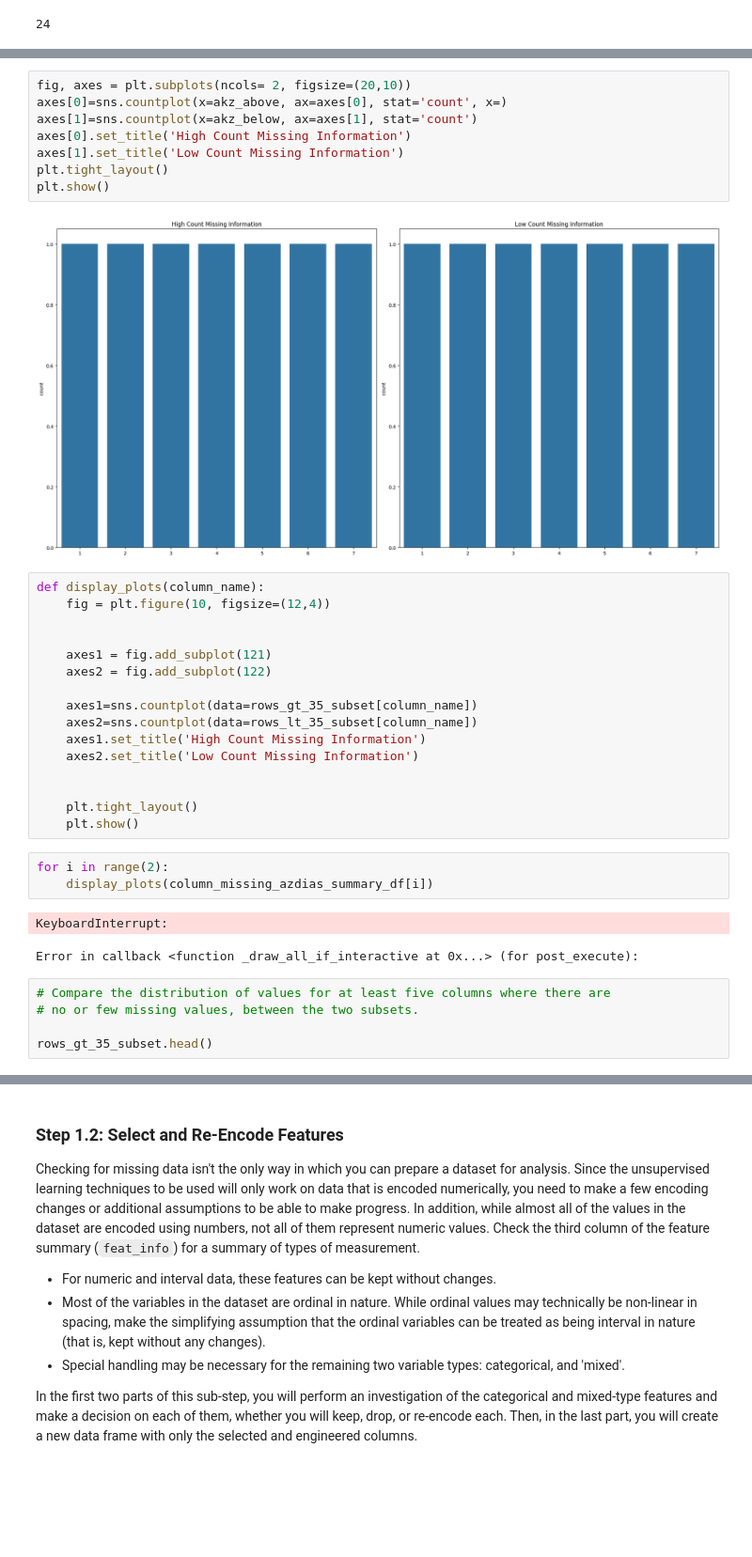
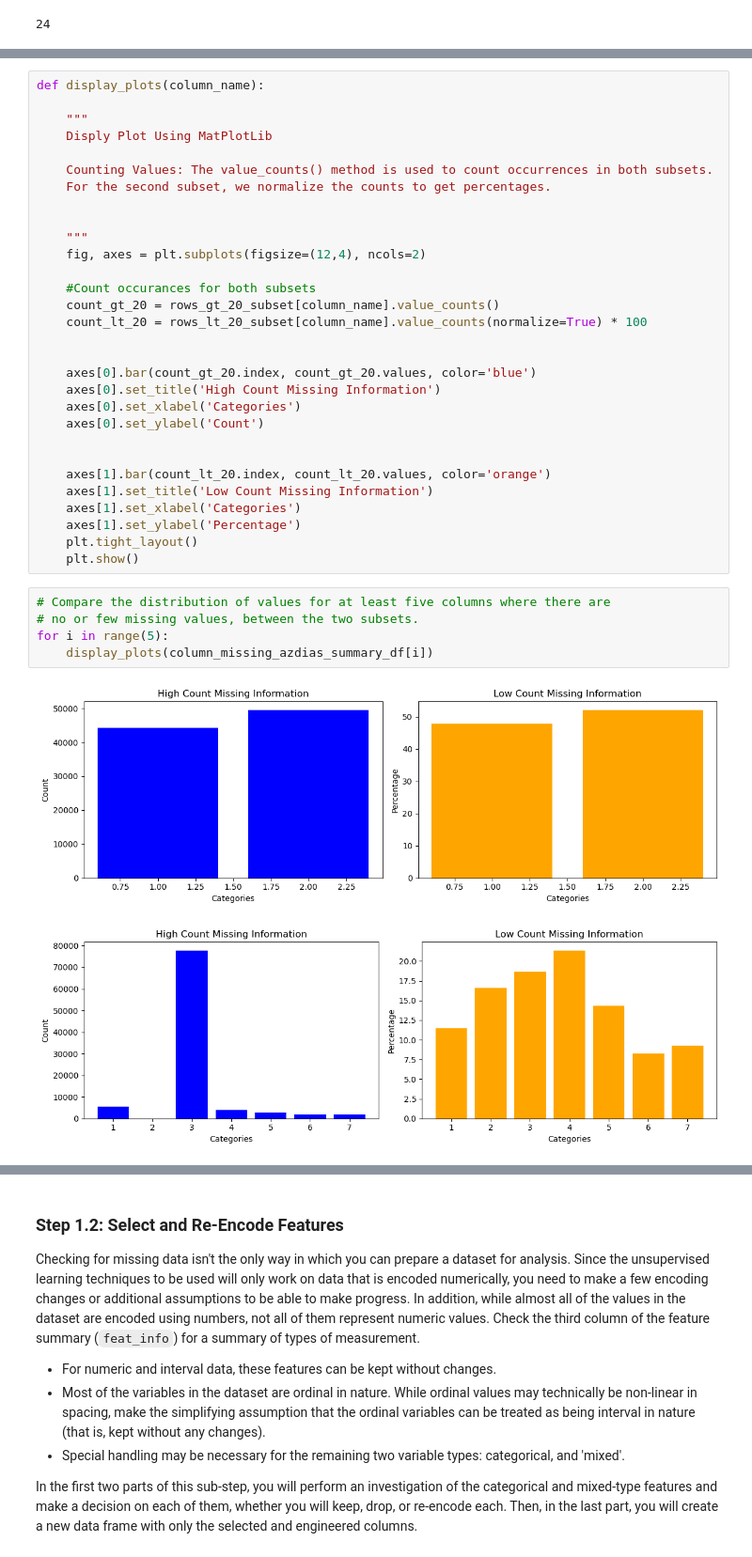
Before and after one commit to darinjswilliams/CustomerSegmentsArvato, a Jupyter notebook: Identify_Customer_Segments.ipynb, the cells around one changed output, grey strips where cells are left out. Shown at 94% size. Drawn from its saved outputs; the diff is of its cells as text; blank space fills up the shorter version.

```diff
--- a/Identify_Customer_Segments.ipynb
+++ b/Identify_Customer_Segments.ipynb
@@ -560,37 +534,38 @@ KeyboardInterrupt:
-# %%
-fig, axes = plt.subplots(ncols= 2, figsize=(20,10))
-axes[0]=sns.countplot(x=akz_above, ax=axes[0], stat='count', x=)
-axes[1]=sns.countplot(x=akz_below, ax=axes[1], stat='count')
-axes[0].set_title('High Count Missing Information')
-axes[1].set_title('Low Count Missing Information')
-plt.tight_layout()
-plt.show()
-# %% [output]
-[figure, removed]
-# %%
-def display_plots(column_name):
-    fig = plt.figure(10, figsize=(12,4))
-
-
-    axes1 = fig.add_subplot(121)
-    axes2 = fig.add_subplot(122)
-
-    axes1=sns.countplot(data=rows_gt_35_subset[column_name])
-    axes2=sns.countplot(data=rows_lt_35_subset[column_name])
-    axes1.set_title('High Count Missing Information')
-    axes2.set_title('Low Count Missing Information')
-
-
-    plt.tight_layout()
-    plt.show()
-# %%
-for i in range(2):
-    display_plots(column_missing_azdias_summary_df[i])
-# %% [output]
-KeyboardInterrupt:
-Error in callback <function _draw_all_if_interactive at 0x...> (for post_execute):
+# %%
+def display_plots(column_name):
+
+    """
+    Disply Plot Using MatPlotLib
+
+    Counting Values: The value_counts() method is used to count occurrences in both subsets.
+    For the second subset, we normalize the counts to get percentages.
+
+
+    """
+    fig, axes = plt.subplots(figsize=(12,4), ncols=2)
+
+    #Count occurances for both subsets
+    count_gt_20 = rows_gt_20_subset[column_name].value_counts()
+    count_lt_20 = rows_lt_20_subset[column_name].value_counts(normalize=True) * 100
+
+
+    axes[0].bar(count_gt_20.index, count_gt_20.values, color='blue')
+    axes[0].set_title('High Count Missing Information')
+    axes[0].set_xlabel('Categories')
+    axes[0].set_ylabel('Count')
+
+
+    axes[1].bar(count_lt_20.index, count_lt_20.values, color='orange')
+    axes[1].set_title('Low Count Missing Information')
+    axes[1].set_xlabel('Categories')
+    axes[1].set_ylabel('Percentage')
+    plt.tight_layout()
+    plt.show()
 # %%
 # Compare the distribution of values for at least five columns where there are
 # no or few missing values, between the two subsets.
-
-rows_gt_35_subset.head()
+for i in range(5):
+    display_plots(column_missing_azdias_summary_df[i])
+# %% [output]
+[figure, added]
+[figure, added]
```
Also changed, not shown: parts of 93 cells of this notebook, 1 other file.
